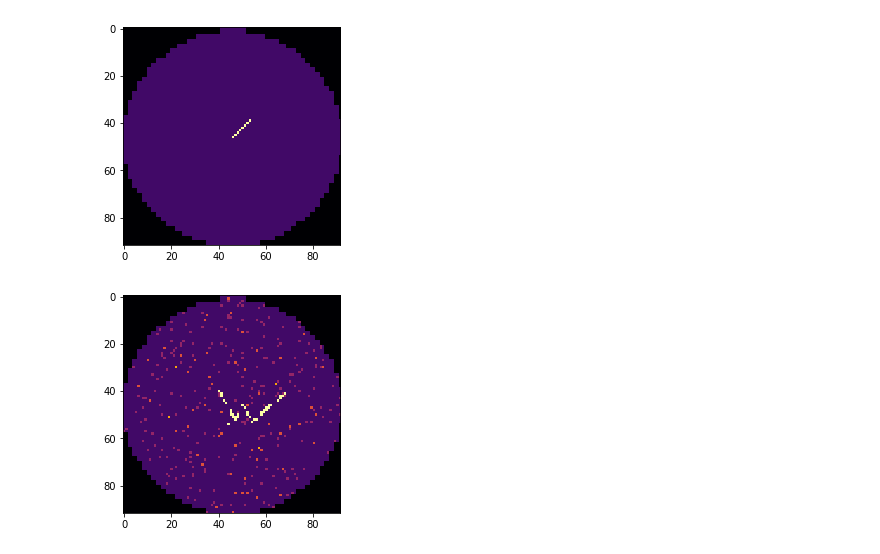
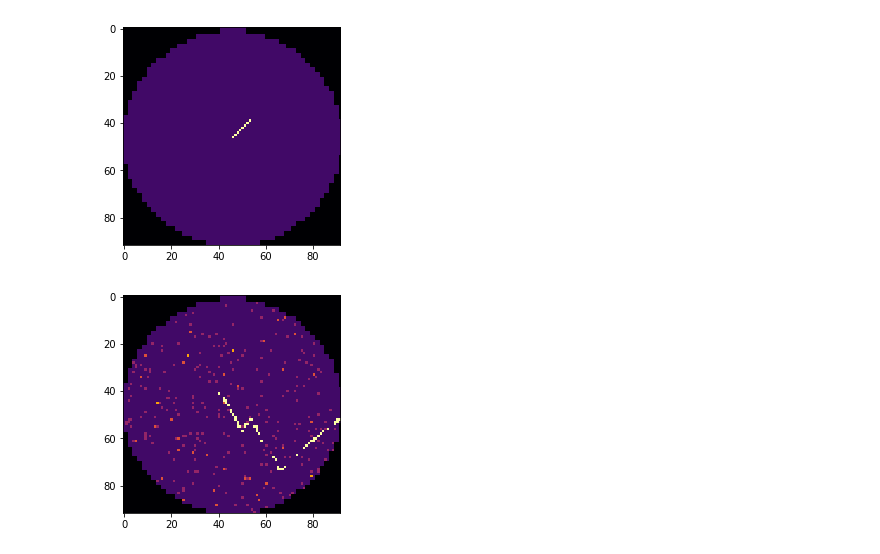
Before and after one commit to Keleas/Wafer_maps, a Jupyter notebook: Wafer_card_synthesis.ipynb, the cells around one changed output. Saved outputs shown, nothing was run; the diff lists cells and outputs as text; code cells hidden in the pictures.

```diff
--- a/Wafer_card_synthesis.ipynb
+++ b/Wafer_card_synthesis.ipynb
@@ -645,13 +745,12 @@ def sawtooth_line(XC, YC, L0, angle, line_count):
 # %%
 import cv2
 import math
 
-XC = np.array([40, -6, -4])
-YC = np.array([40, 3, 3])
-L0 = 40
-angle = np.array([30, 30, 130]) * np.pi/180
+XC = np.array([40, -6, -4, 5])
+YC = np.array([40, 3, 3, 6])
+L0 = 100
+angle = np.array([30, 30, 130, 20]) * np.pi/180
 
-n = 2
 sawtooth_line(XC, YC, L0, angle, line_count=3)
 # %% [output]
-[figure, old version]
+[figure, new version]
```
Also changed, not shown: parts of 10 cells of this notebook.
